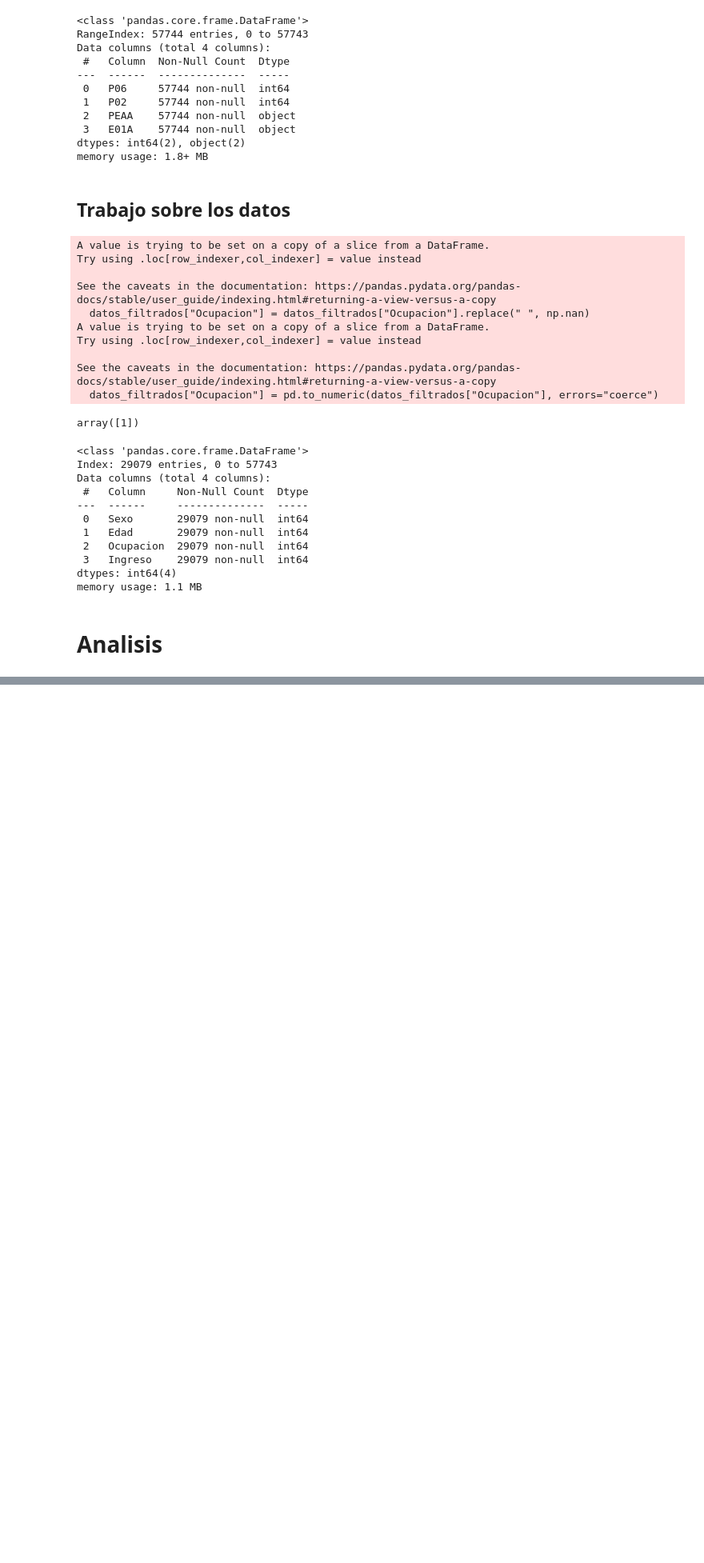
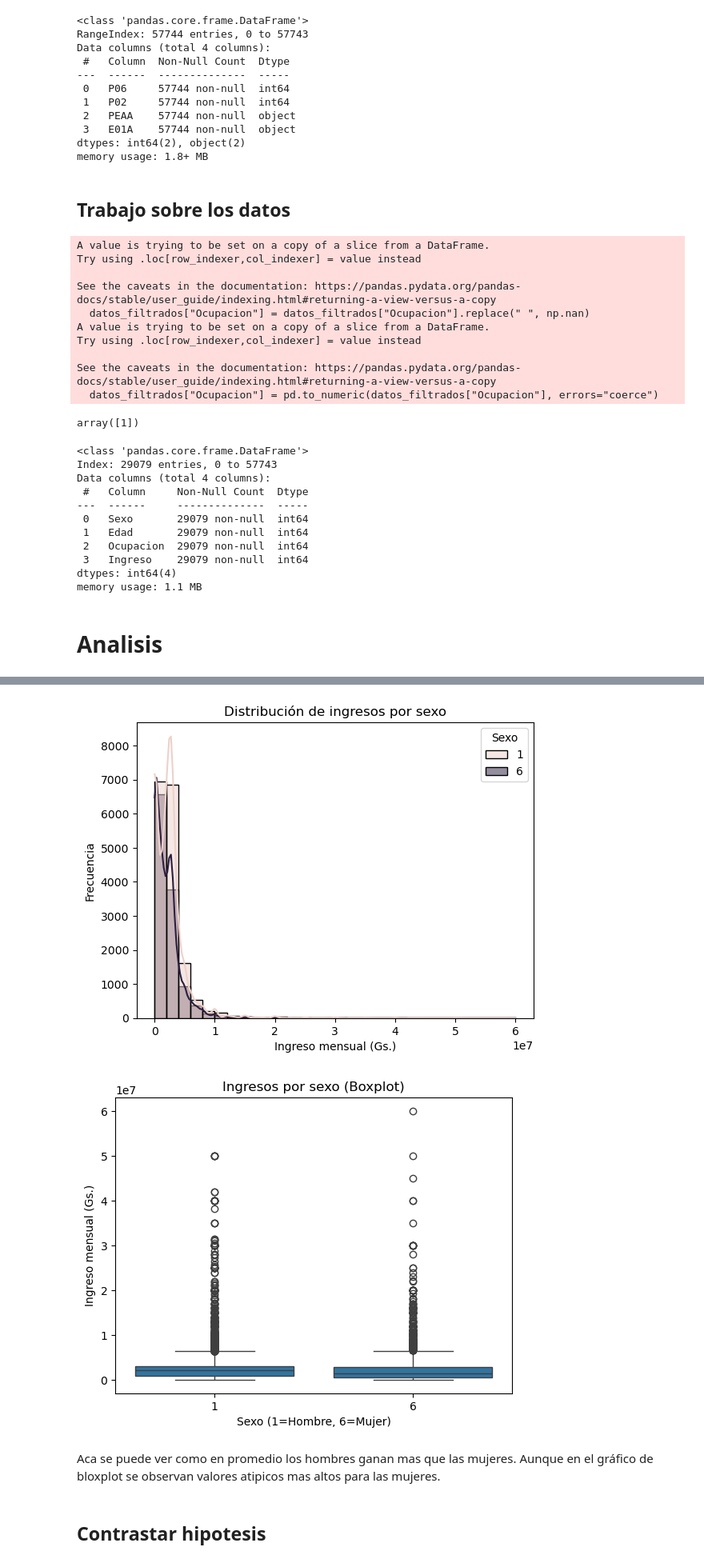
Before and after one commit to diegonoguerarec/1p_data_science, a Jupyter notebook: 1p_Diego_Noguera.ipynb, the cells around one changed output, grey strips where cells are left out. Shown at 80% size. Cells and saved outputs as stored; diff of their text form; code cells hidden in the pictures; blank space fills up the shorter version.

```diff
--- a/1p_Diego_Noguera.ipynb
+++ b/1p_Diego_Noguera.ipynb
@@ -128,0 +180,21 @@ memory usage: 1.1 MB
+# %%
+# Histograma con colores por sexo
+sns.histplot(data=datos_filtrados, x="Ingreso", hue="Sexo", bins=30, kde=True)
+plt.title("Distribución de ingresos por sexo")
+plt.xlabel("Ingreso mensual (Gs.)")
+plt.ylabel("Frecuencia")
+plt.show()
+
+# Boxplot comparativo
+sns.boxplot(data=datos_filtrados, x="Sexo", y="Ingreso")
+plt.title("Ingresos por sexo (Boxplot)")
+plt.xlabel("Sexo (1=Hombre, 6=Mujer)")
+plt.ylabel("Ingreso mensual (Gs.)")
+plt.show()
+# %% [output]
+[figure, added]
+[figure, added]
+# %% [markdown]
+Aca se puede ver como en promedio los hombres ganan mas que las mujeres. Aunque en el gráfico de bloxplot se observan valores atipicos mas altos para las mujeres.
+# %% [markdown]
+## Contrastar hipotesis
```
Also changed, not shown: parts of 14 cells of this notebook.
